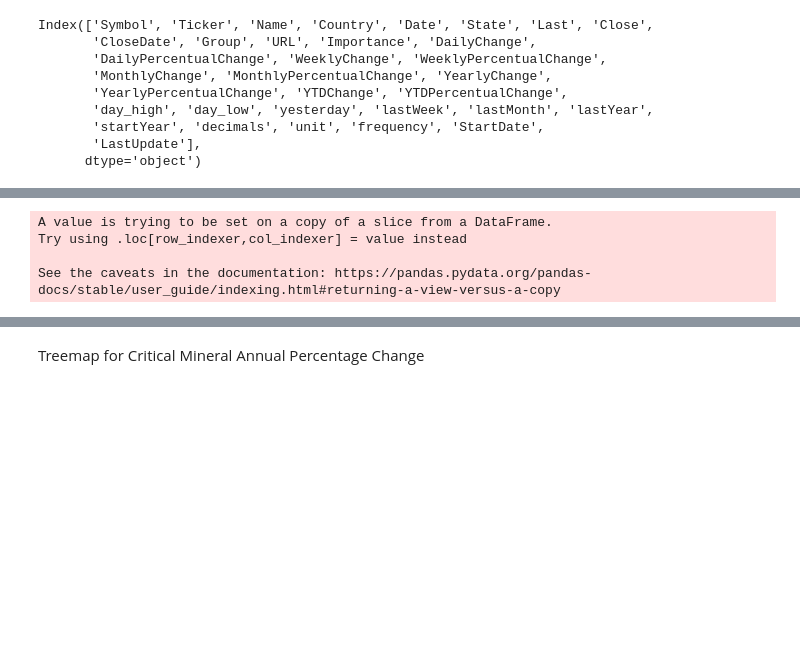
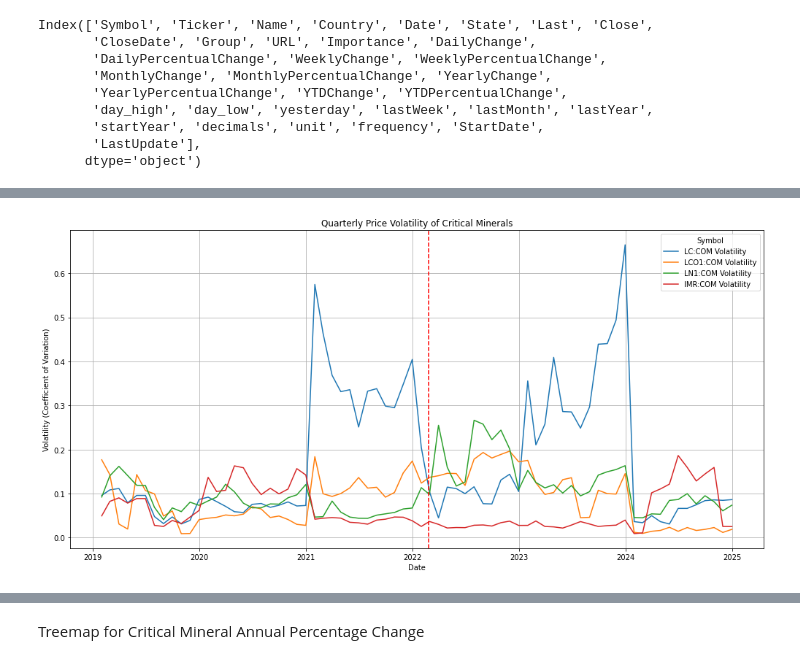
Before and after one commit to YueWang417/UN, a Jupyter notebook: Price Volitility.ipynb, the cells around one changed output, grey strips where cells are left out. Drawn from its saved outputs; the diff is of its cells as text; code cells hidden in the pictures; blank space fills up the shorter version.

```diff
--- a/Price Volitility.ipynb
+++ b/Price Volitility.ipynb
@@ -86,11 +84,0 @@ critical_minerals = {
-# %%
-raw_df = te.getHistorical(symbol=['SCO:COM',  # Assuming 'SCO:COM' is the symbol for Iron Ore
-    'JBP:COM',     # Assuming 'JBP:COM' is the symbol for Steel
-    'LMAHDS03:COM',  # Assuming 'LMAHDS03:COM' is the symbol for Aluminum
-    'LC:COM',    # Assuming 'LC:COM' is the symbol for Lithium
-    'LCO1:COM',   # Assuming 'LCO1:COM' is the symbol for Cobalt
-    'LN1:COM',    # Assuming 'LN1:COM' is the symbol for Nickel
-    'HG1:COM',    # Assuming 'HG1:COM' is the symbol for Copper
-    'IMR:COM'], initDate='2019-01-01')
-raw_df = pd.DataFrame(raw_df)
-raw_df
@@ -115,28 +85,54 @@ raw_df
 # %%
 symbols = ['SCO:COM', 'JBP:COM', 'LMAHDS03:COM', 'LC:COM', 'LCO1:COM', 'LN1:COM', 'HG1:COM', 'IMR:COM']
-raw_df = te.getHistorical(symbol=symbols, initDate='2019-01-01')
-raw_df = pd.DataFrame(raw_df)
-raw_df['Date'] = pd.to_datetime(raw_df['Date'])  # Convert 'Date' to datetime
-raw_df.set_index('Date', inplace=True)  # Set 'Date' as the index
-result_df = pd.DataFrame()
+critical_symbols = ['LC:COM', 'LCO1:COM', 'LN1:COM', 'IMR:COM']
+
+# raw_df = te.getHistorical(symbol=symbols, initDate='2019-01-01',endDate=pd.to_datetime('today').strftime('%Y-%m-%d'))
+# raw_df = pd.DataFrame(raw_df)
+# raw_df['Date'] = pd.to_datetime(raw_df['Date'])  # Convert 'Date' to datetime
+# raw_df.set_index('Date', inplace=True)  # Set 'Date' as the index
+
+#Assume raw_df is preloaded with the correct date indices and contains close prices
 result_df = pd.DataFrame()
 
-for symbol in symbols:
+# Store volatility data
+quarterly_volatility = {}
+
+# Process each symbol's data
+for symbol in critical_symbols:
     if symbol in raw_df['Symbol'].unique():
-        symbol_data = raw_df[raw_df['Symbol'] == symbol]
+        symbol_data = raw_df[raw_df['Symbol'] == symbol].copy()
+        symbol_data.index = pd.to_datetime(symbol_data.index)  # Ensure index is datetime
 
-        # Calculate initial price (the first available Close price)
-        initial_price = symbol_data['Close'].iloc[0]
+        # Calculate quarterly volatility directly
+        std_dev = symbol_data['Close'].resample('M').std()
+        mean_price = symbol_data['Close'].resample('M').mean()
 
-        # Calculate Price Index for the filtered data
-        symbol_data['Price Index'] = symbol_data['Close'] / initial_price * 100
+        # Coefficient of Variation (Std Dev / Mean) for each quarter
+        cv = std_dev / mean_price
 
-        # Append the processed data to the result DataFrame
+        # Store computed quarterly volatility in the dictionary
+        quarterly_volatility[symbol] = cv
+
+        # Forward fill the volatility values within each quarter
+        # First, assign the calculated quarterly volatility back to the daily data
+        symbol_data['Quarterly Volatility'] = cv.resample('D').ffill()
+
+        # Concatenate the symbol data back to the result DataFrame
         result_df = pd.concat([result_df, symbol_data])
 
-# Display the DataFrame with the new 'Price Index' column
+# Visualization of quarterly volatilities
+fig, ax = plt.subplots(figsize=(14, 7))
+for symbol, data in quarterly_volatility.items():
+    ax.plot(data.index, data.values, label=f'{symbol} Volatility')
+ax.set_title('Quarterly Price Volatility of Critical Minerals')
+ax.set_xlabel('Date')
+ax.set_ylabel('Volatility (Coefficient of Variation)')
+ax.legend(title='Symbol')
+plt.grid(True)
+# start date of the war
+plt.axvline(dt.datetime(2022, 2, 24), color='red', linestyle='--', label='Russia-Ukraine war start date')
+
+plt.tight_layout()
+plt.show()
 # %% [output]
-A value is trying to be set on a copy of a slice from a DataFrame.
-Try using .loc[row_indexer,col_indexer] = value instead
-
-See the caveats in the documentation: https://pandas.pydata.org/pandas-docs/stable/user_guide/indexing.html#returning-a-view-versus-a-copy
+[figure, added]
```
Also changed, not shown: parts of 20 cells of this notebook.
